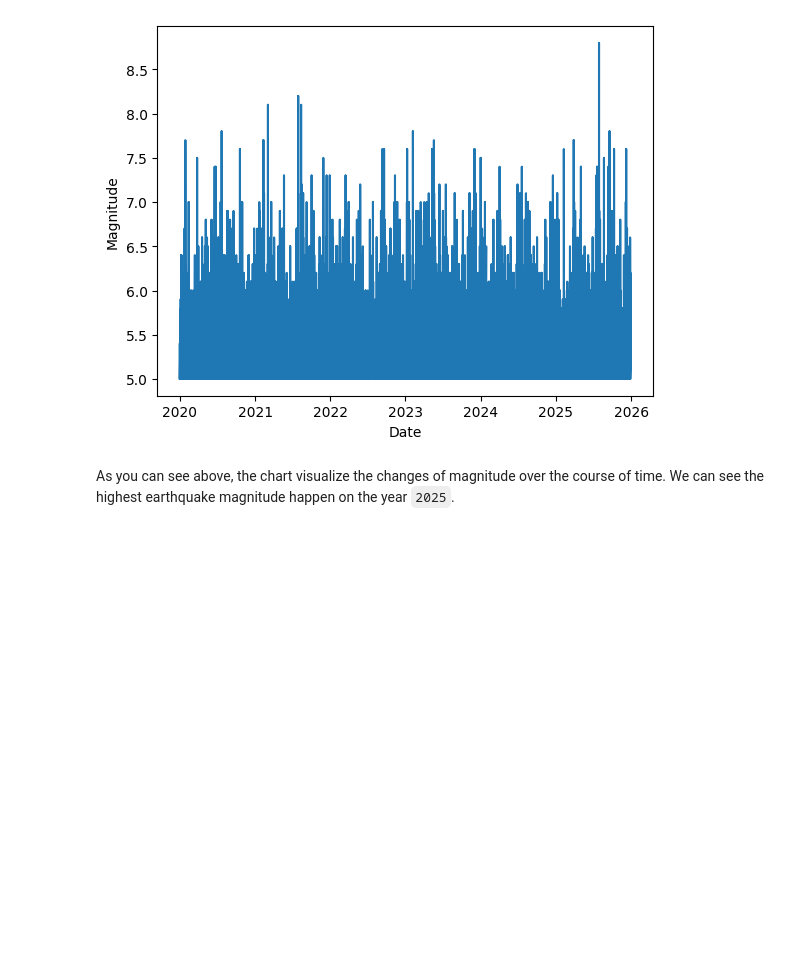
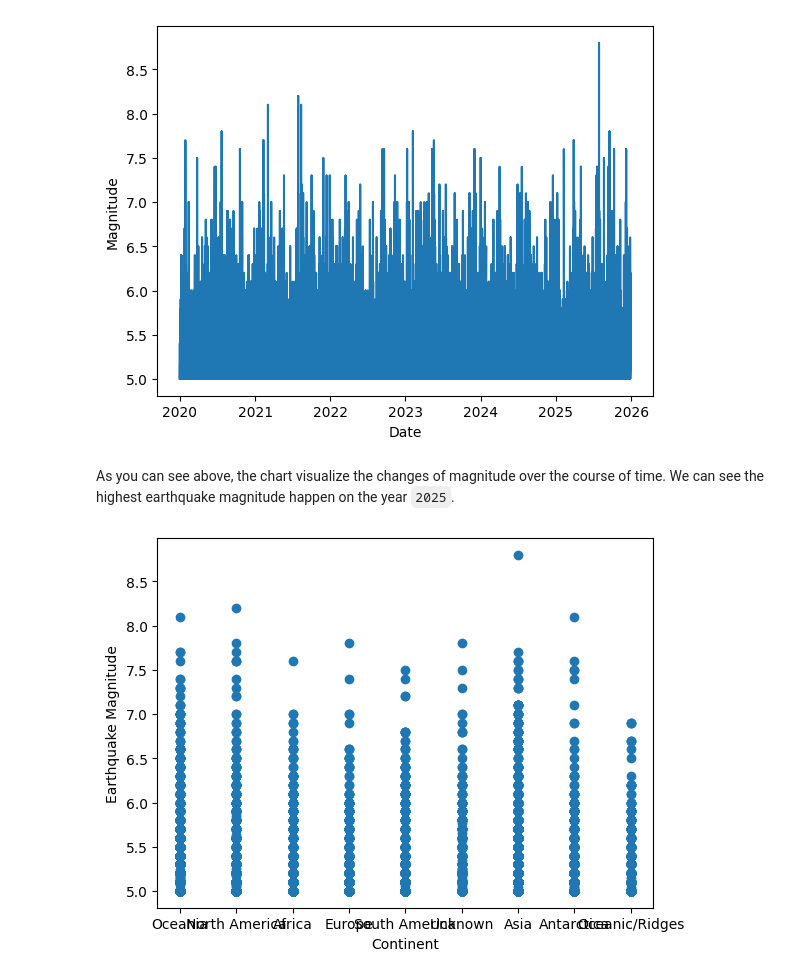
Before and after one commit to christiane-bacani/applied-data-science, a Jupyter notebook: courses/datacamp-courses/Intermediate-Python/Matplotlib/Projects/basic_plots_with_matplotlib(2).ipynb, the cells around one changed output. Cells and saved outputs as stored; diff of their text form; code cells hidden in the pictures; blank space fills up the shorter version.

```diff
--- a/courses/datacamp-courses/Intermediate-Python/Matplotlib/Projects/basic_plots_with_matplotlib(2).ipynb
+++ b/courses/datacamp-courses/Intermediate-Python/Matplotlib/Projects/basic_plots_with_matplotlib(2).ipynb
@@ -42,0 +208,21 @@ As you can see above, the chart visualize the changes of magnitude over the cour
+# %%
+def map_locations(location: str) -> str:
+    location = location.lower()
+
+    for continent, countries in CONTINENT_KEYWORDS.items():
+        if any(country in location for country in countries):
+            return continent
+
+    return "Unknown"
+
+df["continent"] = df["location"].apply(map_locations)
+
+plt.scatter(
+    df["continent"],
+    df["magnitude"]
+)
+plt.xlabel("Continent")
+plt.ylabel("Earthquake Magnitude")
+plt.show()
+# %% [output]
+[figure, added]
```
Also changed, not shown: parts of 1 cell of this notebook.
